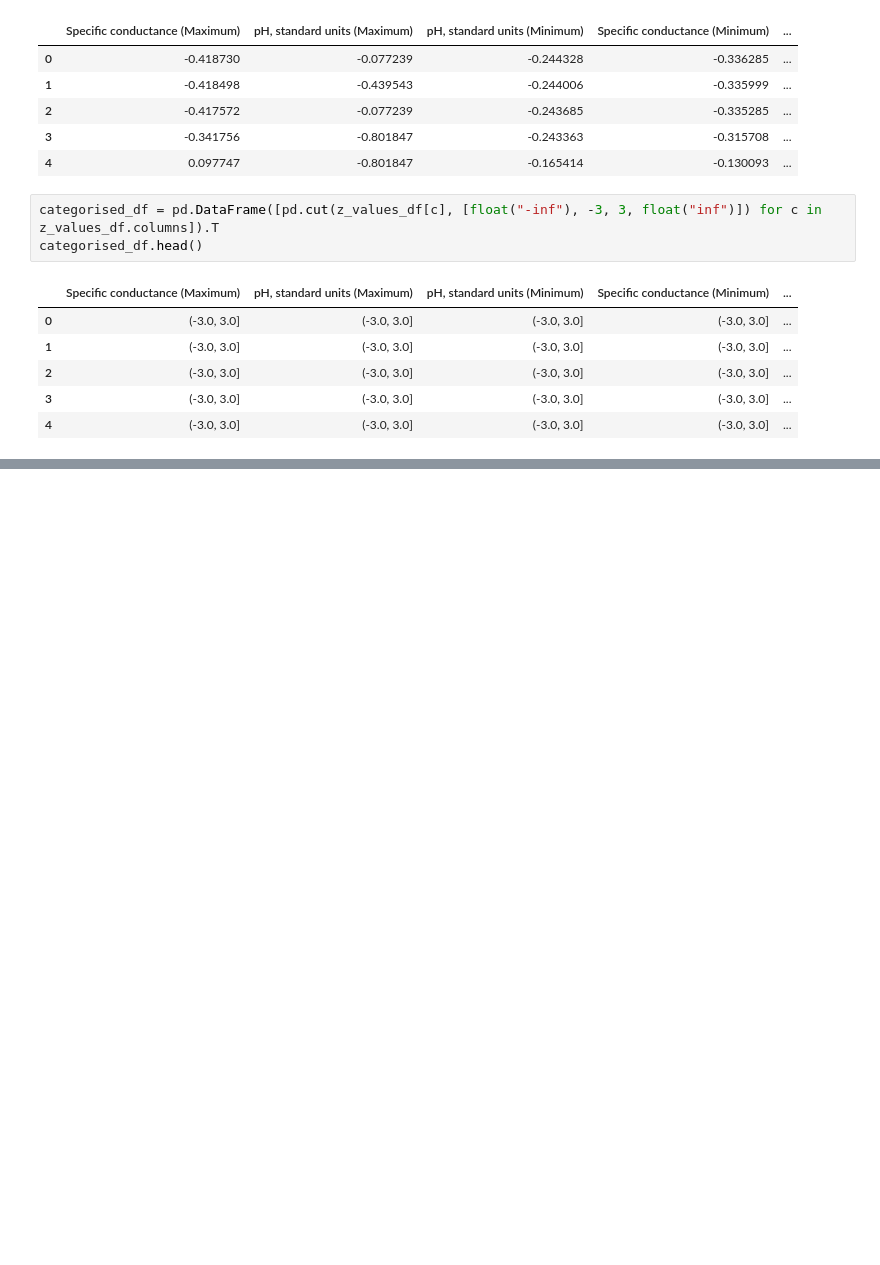
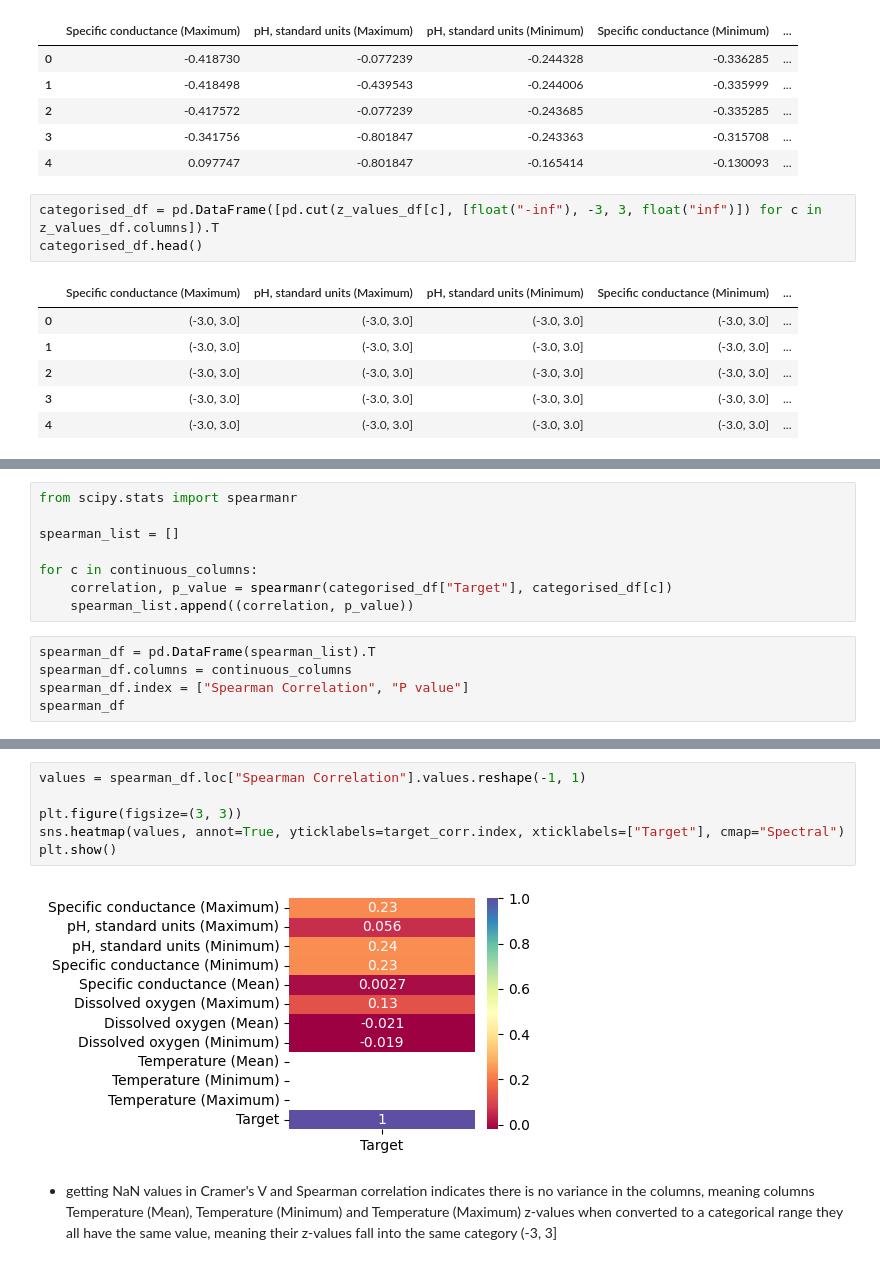
Before and after one commit to glovric/NOSQLBDA-TVZ, a Jupyter notebook: Python_2/stats_analysis_2.ipynb, the cells around one changed output, grey strips where cells are left out. Cells and saved outputs as stored; diff of their text form; blank space fills up the shorter version.

```diff
--- a/Python_2/stats_analysis_2.ipynb
+++ b/Python_2/stats_analysis_2.ipynb
@@ -218,0 +224,13 @@ stats.pointbiserialr(df['gender'], df['MonthlyCharges'])
+# %%
+from scipy.stats import spearmanr
+
+spearman_list = []
+
+for c in continuous_columns:
+    correlation, p_value = spearmanr(categorised_df["Target"], categorised_df[c])
+    spearman_list.append((correlation, p_value))
+# %%
+spearman_df = pd.DataFrame(spearman_list).T
+spearman_df.columns = continuous_columns
+spearman_df.index = ["Spearman Correlation", "P value"]
+spearman_df
@@ -218,0 +241,10 @@ stats.pointbiserialr(df['gender'], df['MonthlyCharges'])
+# %%
+values = spearman_df.loc["Spearman Correlation"].values.reshape(-1, 1)
+
+plt.figure(figsize=(3, 3))
+sns.heatmap(values, annot=True, yticklabels=target_corr.index, xticklabels=["Target"], cmap="Spectral")
+plt.show()
+# %% [output]
+[figure, added]
+# %% [markdown]
+- getting NaN values in Cramer's V and Spearman correlation indicates there is no variance in the columns, meaning columns Temperature (Mean), Temperature (Minimum) and Temperature (Maximum) z-values when converted to a categorical range they all have the same value, meaning their z-values fall into the same category (-3, 3]
```
Also changed, not shown: parts of 13 cells of this notebook.
